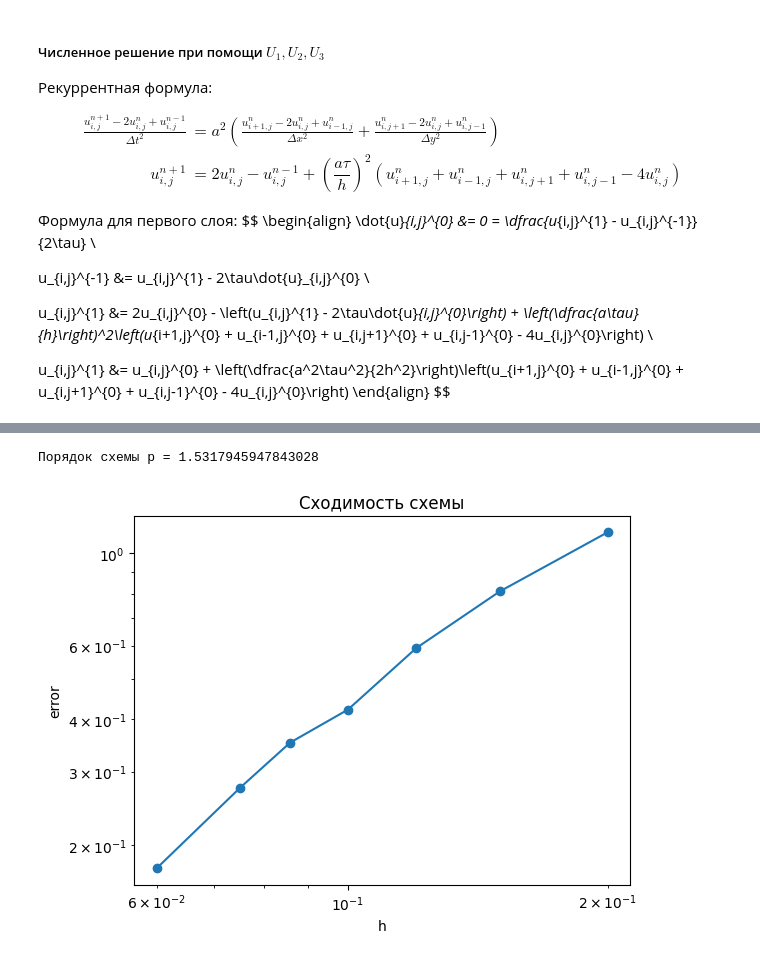
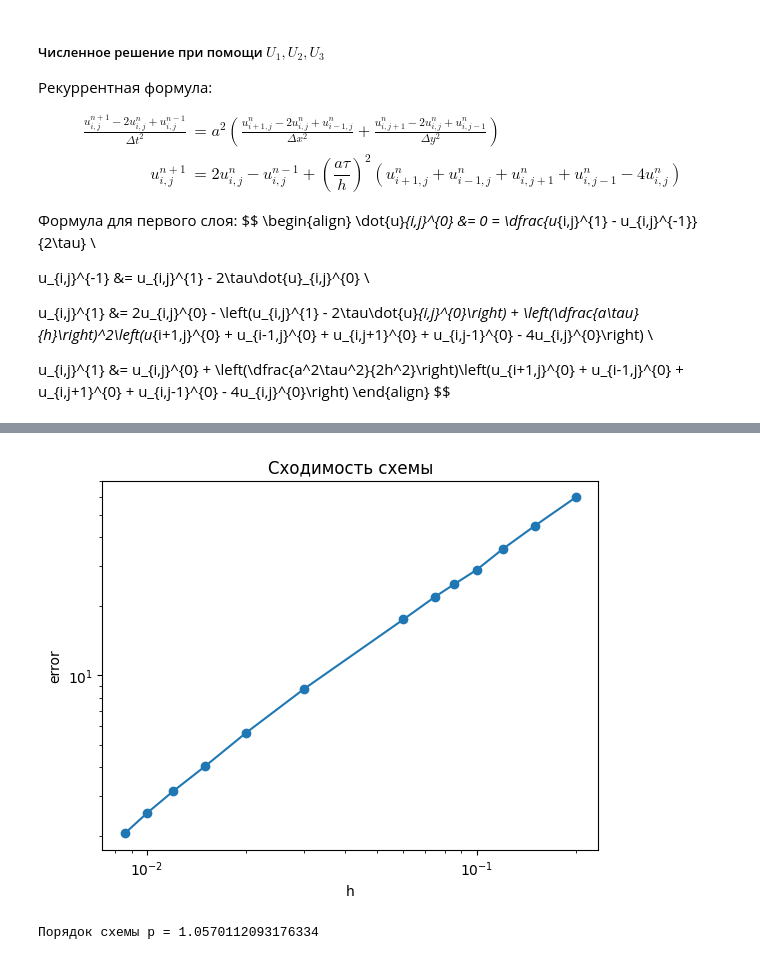
Before and after one commit to SnakeStars/computational_mathematics, a Jupyter notebook: lab1/main.ipynb, the cells around one changed output, grey strips where cells are left out. Saved outputs shown, nothing was run; the diff lists cells and outputs as text; code cells hidden in the pictures.

```diff
--- a/lab1/main.ipynb
+++ b/lab1/main.ipynb
@@ -441,6 +443,6 @@ plt.ioff()
 <contextlib.ExitStack at 0x...>
 # %%
-nn = [31, 41, 51, 61, 71, 81, 101]
+nn = [31, 41, 51, 61, 71, 81, 101,201,301,401,501,601,701]
 hh = []
 err = []
 sigma = h
@@ -458,32 +460,33 @@ for n in nn:
 
     U02 = np.zeros((n,n))
     U02 = (1 / (2 * np.pi * sigma**2)) * np.exp(-((X**2 + Y**2)/(2 * sigma**2)))
     U[:,:,1] = U02
     U[1:-1,1:-1,0] = U[1:-1,1:-1,1] + (((a * t)**2)/(2 * h**2)) * (U[2:,1:-1,1] + U[:-2,1:-1,1] + U[1:-1,2:,1] + U[1:-1,:-2,1] - 4*U[1:-1,1:-1,1])
     while time < T:
         U[:,:,2] = U[:,:,1]
         U[:,:,1] = U[:,:,0]
         U[1:-1,1:-1,0] = 2*U[1:-1,1:-1,1] - U[1:-1,1:-1,2] + (((a * t)/(h))**2) * (U[2:,1:-1,1] + U[:-2,1:-1,1] + U[1:-1,2:,1] + U[1:-1,:-2,1] - 4*U[1:-1,1:-1,1])
         mask = r < a * time
         time += t
     mask = r < a*T*0.9
     U_analytical[mask] = (1 / np.pi) * (T / ((a*T)**2 - r[mask]**2)**(3/2))
     errt = np.sqrt(np.mean((np.abs(U[:,:,0][mask]) - np.abs(U_analytical[mask]))**2))
 
     hh.append(h)
     err.append(errt)
 hh = np.array(hh)
 err = np.array(err)
 
 plt.figure()
 plt.loglog(hh, err, 'o-')
 plt.xlabel('h')
 plt.ylabel('error')
 plt.title('Сходимость схемы')
+plt.show()
 
 # наклон
 p = np.polyfit(np.log(hh), np.log(err), 1)[0]
 print("Порядок схемы p =", p)
 # %% [output]
+[figure, new version]
-Порядок схемы p = 1.5317945947843028
+Порядок схемы p = 1.0570112093176334
-[figure, old version]
```
Also changed, not shown: parts of 4 cells of this notebook, 6 other files.
